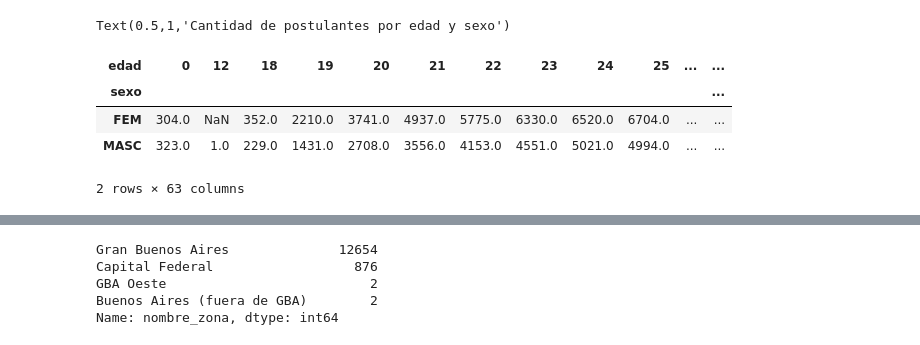
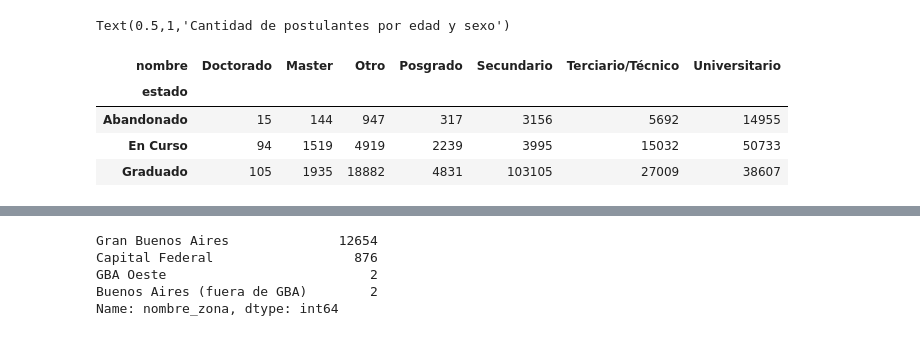
Before and after one commit to jhanvato/Datos2018, a Jupyter notebook: tp1_ale.ipynb, the cells around one changed output, grey strips where cells are left out. Saved outputs shown, nothing was run; the diff lists cells and outputs as text; code cells hidden in the pictures.

```diff
--- a/tp1_ale.ipynb
+++ b/tp1_ale.ipynb
@@ -308,13 +308,13 @@ Text(0.5,1,'Cantidad de postulantes por edad y sexo')
 # %%
 postulantes_educacion['het_map'] = 1
 for_hetmap2 = postulantes_educacion.pivot_table(index='estado', columns='nombre', values='het_map', aggfunc='sum')
-for_hetmap
+for_hetmap2
 # %% [output]
-| edad | 0 | 12 | 18 | 19 | 20 | 21 | 22 | 23 | 24 | 25 | ... | ... |
-| sexo |  |  |  |  |  |  |  |  |  |  |  | ... |
-| FEM | 304.0 | NaN | 352.0 | 2210.0 | 3741.0 | 4937.0 | 5775.0 | 6330.0 | 6520.0 | 6704.0 | ... | ... |
-| MASC | 323.0 | 1.0 | 229.0 | 1431.0 | 2708.0 | 3556.0 | 4153.0 | 4551.0 | 5021.0 | 4994.0 | ... | ... |
+| nombre | Doctorado | Master | Otro | Posgrado | Secundario | Terciario/Técnico | Universitario |
+| estado |  |  |  |  |  |  |  |
+| Abandonado | 15 | 144 | 947 | 317 | 3156 | 5692 | 14955 |
+| En Curso | 94 | 1519 | 4919 | 2239 | 3995 | 15032 | 50733 |
+| Graduado | 105 | 1935 | 18882 | 4831 | 103105 | 27009 | 38607 |
-2 rows × 63 columns
 # %%
 %matplotlib notebook
 g = sns.heatmap(for_hetmap2, linewidths=.5, cmap="YlGnBu")
```
Also changed, not shown: parts of 20 cells of this notebook, 1 other file.
